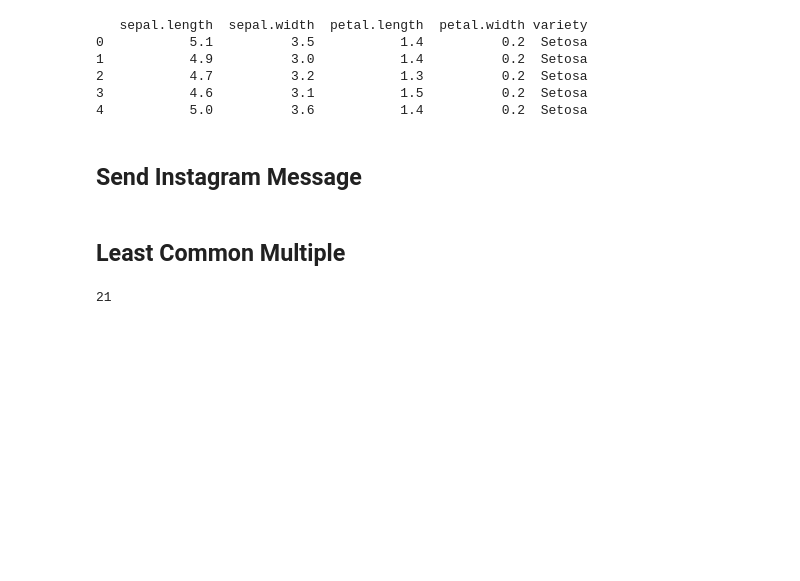
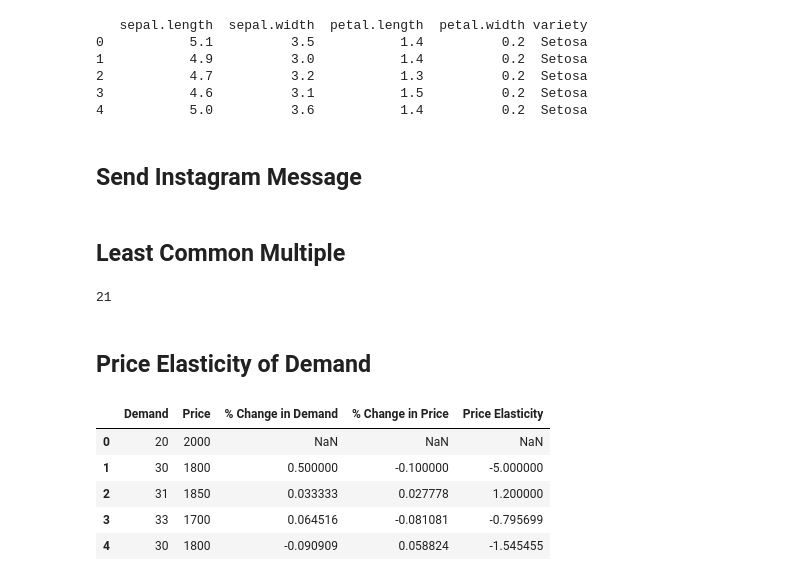
Before and after one commit to ravibilla/sniPyts, a Jupyter notebook: snipyts.ipynb, the cells around one changed output. Cells and saved outputs as stored; diff of their text form; code cells hidden in the pictures; blank space fills up the shorter version.

```diff
--- a/snipyts.ipynb
+++ b/snipyts.ipynb
@@ -680,3 +680,24 @@ def least_common_multiple(a, b):
 least_common_multiple(3, 7)
 # %% [output]
 21
+# %% [markdown]
+## Price Elasticity of Demand
+# %%
+# Price elasticity of demand
+import pandas as pd
+
+data = pd.DataFrame({
+    "Demand": [20, 30, 31, 33, 30, 33, 35],
+    "Price": [2000, 1800, 1850, 1700, 1800, 1700, 1600]
+    })
+data["% Change in Demand"] = data["Demand"].pct_change()
+data["% Change in Price"] = data["Price"].pct_change()
+data["Price Elasticity"] = data["% Change in Demand"] / data["% Change in Price"]
+data.head()
+# %% [output]
+|  | Demand | Price | % Change in Demand | % Change in Price | Price Elasticity |
+| 0 | 20 | 2000 | NaN | NaN | NaN |
+| 1 | 30 | 1800 | 0.500000 | -0.100000 | -5.000000 |
+| 2 | 31 | 1850 | 0.033333 | 0.027778 | 1.200000 |
+| 3 | 33 | 1700 | 0.064516 | -0.081081 | -0.795699 |
+| 4 | 30 | 1800 | -0.090909 | 0.058824 | -1.545455 |
```
Also changed, not shown: parts of 1 cell of this notebook, 1 other file.
